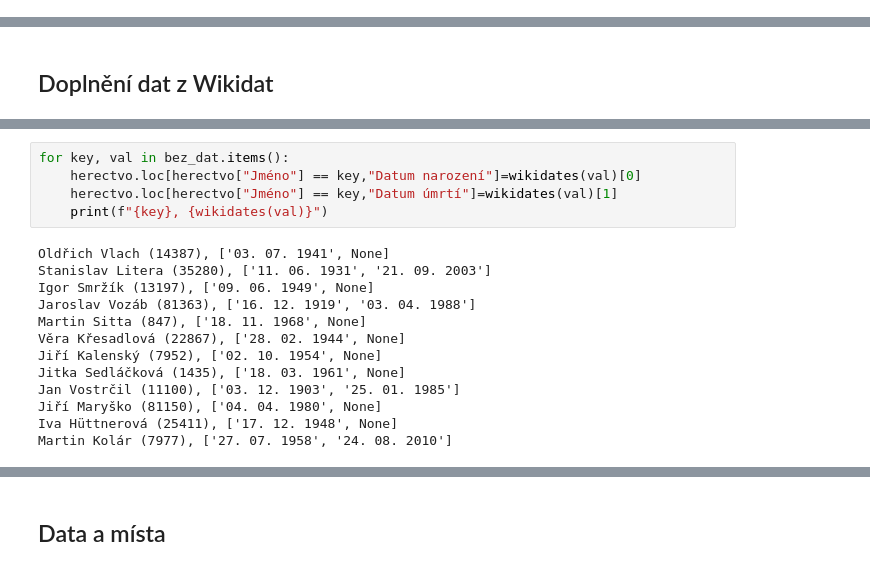
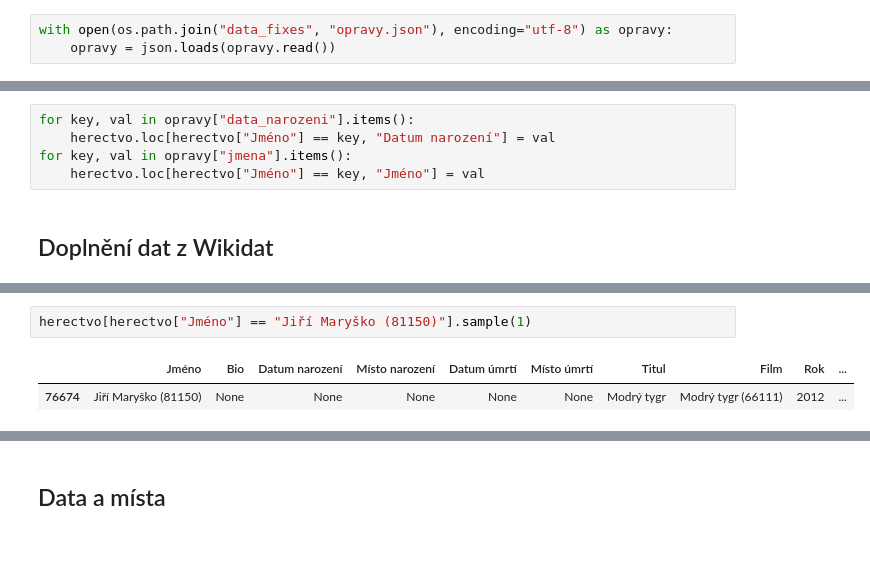
Before and after one commit to DataRozhlas/filmovy-prehled, a Jupyter notebook: 021 čistění a export herectva.ipynb, the cells around one changed output, grey strips where cells are left out. Drawn from its saved outputs; the diff is of its cells as text.

```diff
--- a/021 čistění a export herectva.ipynb
+++ b/021 čistění a export herectva.ipynb
@@ -4,3 +5,6 @@ import pandas as pd
+# %%
+with open(os.path.join("data_fixes", "opravy.json"), encoding="utf-8") as opravy:
+    opravy = json.loads(opravy.read())
 # %%
 herectvo = pd.read_json("herectvo_raw.json")
 # %%
@@ -22,2 +28,7 @@ herectvo.shape
+# %%
+for key, val in opravy["data_narozeni"].items():
+    herectvo.loc[herectvo["Jméno"] == key, "Datum narození"] = val
+for key, val in opravy["jmena"].items():
+    herectvo.loc[herectvo["Jméno"] == key, "Jméno"] = val
 # %% [markdown]
 ## Doplnění dat z Wikidat
@@ -77,18 +35,5 @@ def wikidates(id):
-# %%
-for key, val in bez_dat.items():
-    herectvo.loc[herectvo["Jméno"] == key,"Datum narození"]=wikidates(val)[0]
-    herectvo.loc[herectvo["Jméno"] == key,"Datum úmrtí"]=wikidates(val)[1]
-    print(f"{key}, {wikidates(val)}")
-# %% [output]
-Oldřich Vlach (14387), ['03. 07. 1941', None]
-Stanislav Litera (35280), ['11. 06. 1931', '21. 09. 2003']
-Igor Smržík (13197), ['09. 06. 1949', None]
-Jaroslav Vozáb (81363), ['16. 12. 1919', '03. 04. 1988']
-Martin Sitta (847), ['18. 11. 1968', None]
-Věra Křesadlová (22867), ['28. 02. 1944', None]
-Jiří Kalenský (7952), ['02. 10. 1954', None]
-Jitka Sedláčková (1435), ['18. 03. 1961', None]
-Jan Vostrčil (11100), ['03. 12. 1903', '25. 01. 1985']
-Jiří Maryško (81150), ['04. 04. 1980', None]
-Iva Hüttnerová (25411), ['17. 12. 1948', None]
-Martin Kolár (7977), ['27. 07. 1958', '24. 08. 2010']
+# %%
+herectvo[herectvo["Jméno"] == "Jiří Maryško (81150)"].sample(1)
+# %% [output]
+|  | Jméno | Bio | Datum narození | Místo narození | Datum úmrtí | Místo úmrtí | Titul | Film | Rok | ... |
+| 76674 | Jiří Maryško (81150) | None | None | None | None | None | Modrý tygr | Modrý tygr (66111) | 2012 | ... |
```
Also changed, not shown: parts of 15 cells of this notebook, 16 other files.
